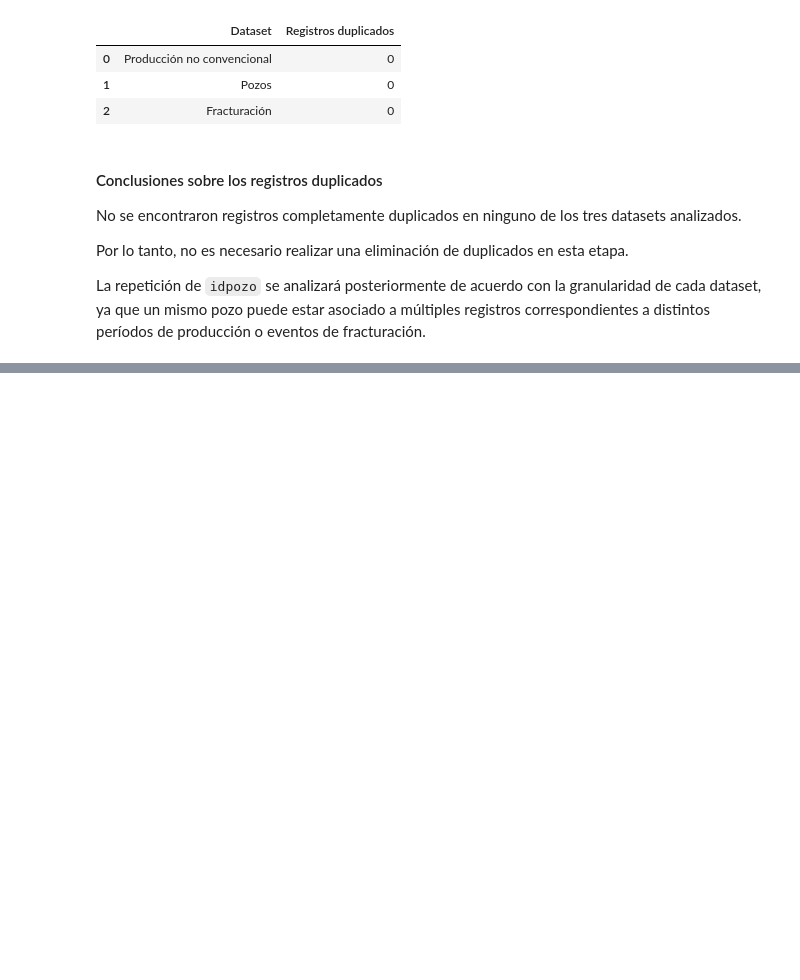
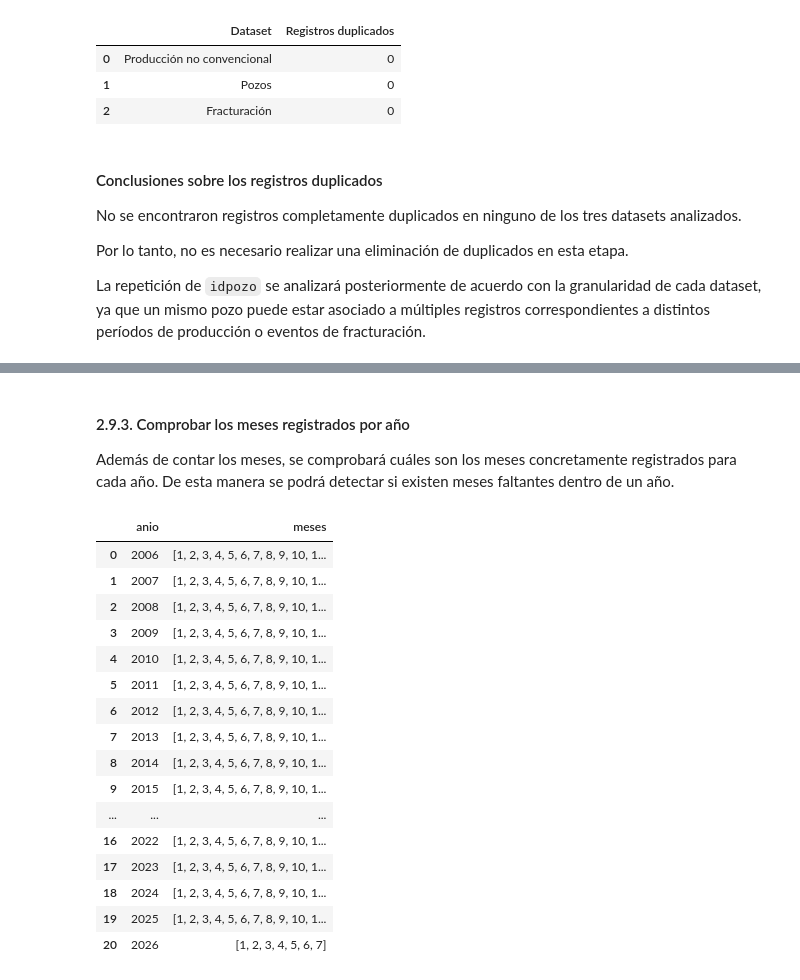
Before and after one commit to alexParedes027/oil-production-prediction, a Jupyter notebook: notebooks/01_exploracion_datos.ipynb, the cells around one changed output, grey strips where cells are left out. Cells and saved outputs as stored; diff of their text form; code cells hidden in the pictures; blank space fills up the shorter version.

```diff
--- a/notebooks/01_exploracion_datos.ipynb
+++ b/notebooks/01_exploracion_datos.ipynb
@@ -530,0 +764,32 @@ La repetición de `idpozo` se analizará posteriormente de acuerdo con la granul
+# %% [markdown]
+#### 2.9.3. Comprobar los meses registrados por año
+
+Además de contar los meses, se comprobará cuáles son los meses concretamente registrados para cada año. De esta manera se podrá detectar si existen meses faltantes dentro de un año.
+# %%
+meses_por_anio = (
+    produccion
+    .groupby("anio")["mes"]
+    .unique()
+    .reset_index(name="meses")
+    .sort_values("anio")
+)
+
+display(meses_por_anio)
+# %% [output]
+|  | anio | meses |
+| 0 | 2006 | [1, 2, 3, 4, 5, 6, 7, 8, 9, 10, 1... |
+| 1 | 2007 | [1, 2, 3, 4, 5, 6, 7, 8, 9, 10, 1... |
+| 2 | 2008 | [1, 2, 3, 4, 5, 6, 7, 8, 9, 10, 1... |
+| 3 | 2009 | [1, 2, 3, 4, 5, 6, 7, 8, 9, 10, 1... |
+| 4 | 2010 | [1, 2, 3, 4, 5, 6, 7, 8, 9, 10, 1... |
+| 5 | 2011 | [1, 2, 3, 4, 5, 6, 7, 8, 9, 10, 1... |
+| 6 | 2012 | [1, 2, 3, 4, 5, 6, 7, 8, 9, 10, 1... |
+| 7 | 2013 | [1, 2, 3, 4, 5, 6, 7, 8, 9, 10, 1... |
+| 8 | 2014 | [1, 2, 3, 4, 5, 6, 7, 8, 9, 10, 1... |
+| 9 | 2015 | [1, 2, 3, 4, 5, 6, 7, 8, 9, 10, 1... |
+| ... | ... | ... |
+| 16 | 2022 | [1, 2, 3, 4, 5, 6, 7, 8, 9, 10, 1... |
+| 17 | 2023 | [1, 2, 3, 4, 5, 6, 7, 8, 9, 10, 1... |
+| 18 | 2024 | [1, 2, 3, 4, 5, 6, 7, 8, 9, 10, 1... |
+| 19 | 2025 | [1, 2, 3, 4, 5, 6, 7, 8, 9, 10, 1... |
+| 20 | 2026 | [1, 2, 3, 4, 5, 6, 7] |
```
Also changed, not shown: parts of 28 cells of this notebook.
